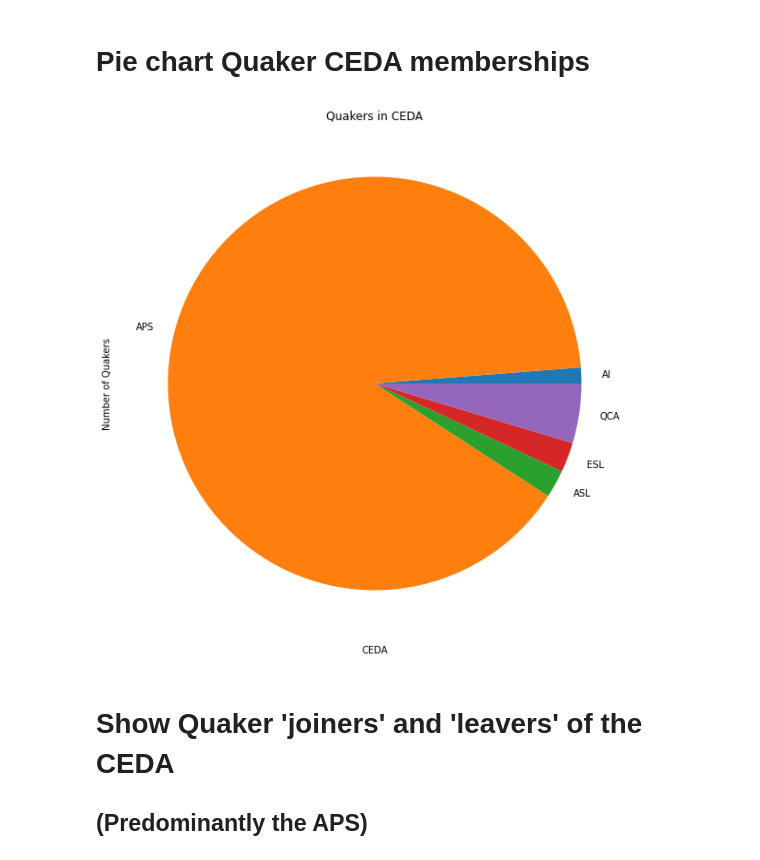
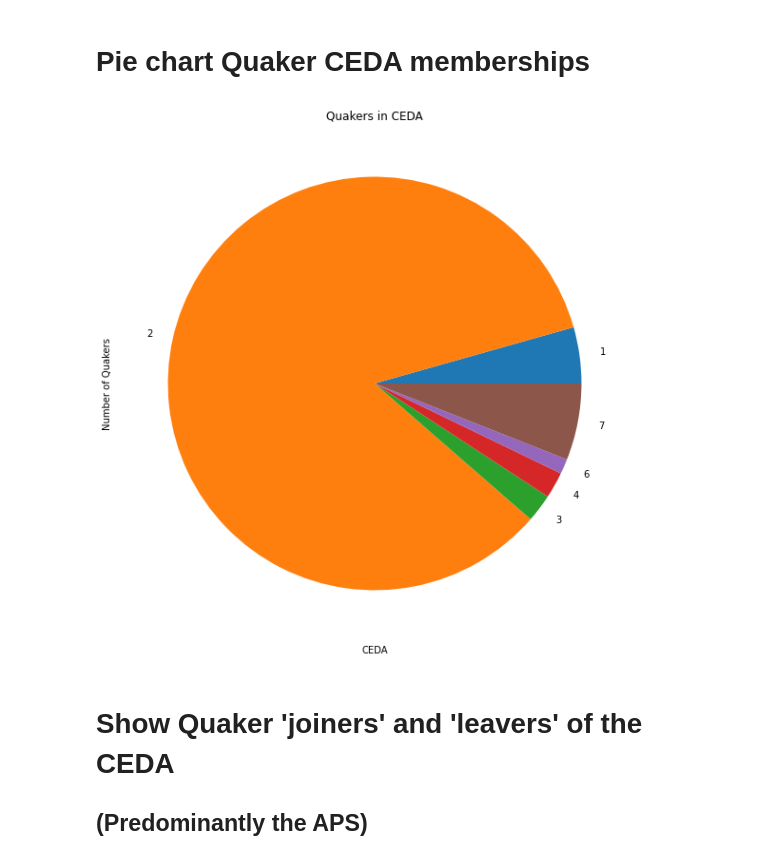
Before and after one commit to KelvinBeerJones/jnb_hddt_quaker_tables, a Jupyter notebook: quaker_tables.ipynb, the cells around one changed output. Drawn from its saved outputs; the diff is of its cells as text; code cells hidden in the pictures.

```diff
--- a/quaker_tables.ipynb
+++ b/quaker_tables.ipynb
@@ -10,20 +10,22 @@ import numpy as np
 import csv
 import seaborn as sns
 # %%
-quakers = pd.read_csv ('vw_1_quaker_all_202108191909.csv')
+quakers = pd.read_csv ('vw_1_quakers.csv')
 quakers['birth_year'] = quakers['death_year'].fillna(0).astype(np.int64)
 quakers['death_year'] = quakers['death_year'].fillna(0).astype(np.int64)
 
-quaker_relationships = pd.read_csv ('vw_5_person1_person2_202107121948.csv')
-quaker_distant = pd.read_csv ('vw_5_person_person_rel1_202108192002.csv')
-quaker_close = pd.read_csv ('vw_5_person_person_rel2_202108192006.csv')
-quaker_immediate = pd.read_csv ('vw_5_person_person_rel3_202108192007.csv')
+quaker_relationships = pd.read_csv ('vw_5_person1_person2.csv')
+quaker_distant = pd.read_csv ('vw_5_quaker_relationships_1.csv')
+quaker_close = pd.read_csv ('vw_5_quaker_relationships_2.csv')
+quaker_immediate = pd.read_csv ('vw_5_quaker_relationships_3.csv')
 
-quaker_ceda = pd.read_csv ('vw_4_quakers_ceda_202109021829.csv')
-quaker_aps = pd.read_csv ('vw_4_ceda_aps_quakers_202109021715.csv')
-quaker_esl = pd.read_csv('vw_4_ceda_esl_quakers_202109021722.csv')
-quaker_asl = pd.read_csv('vw_4_ceda_asl_quakers_202109021720.csv')
-quaker_ai = pd.read_csv('vw_4_ceda_ai_quakers_202109021727.csv')
+quaker_ceda = pd.read_csv('vw_4_ceda_membership_quakers.csv')
+quaker_aps = pd.read_csv ('vw_4_ceda_membership_quakers_aps.csv')
+quaker_esl = pd.read_csv('vw_4_ceda_membership_quakers_esl.csv')
+quaker_asl = pd.read_csv('vw_4_ceda_membership_quakers_asl.csv')
+quaker_ai = pd.read_csv('vw_4_ceda_membership_quakers_ai.csv')
+quaker_qca = pd.read_csv('vw_4_ceda_membership_quakers_qca.csv')
+quaker_hod = pd.read_csv('vw_4_ceda_membership_quakers_hod.csv')
 # %% [markdown]
 # Quakers are well connected by familial relationships #
 # %% [markdown]
@@ -155,13 +157,13 @@ quaker_ceda
 # %% [markdown]
 # Pie chart Quaker CEDA memberships #
 # %%
-quaker_ceda.groupby('Target')['Source'].nunique().plot(kind='pie')
+quaker_ceda.groupby('ceda_id')['Name'].nunique().plot(kind='pie')
 plt.title ("Quakers in CEDA")
 plt.xlabel ("CEDA")
 plt.ylabel ("Number of Quakers")
 plt.show()
 # %% [output]
-[figure, old version]
+[figure, new version]
 # %% [markdown]
 # Show Quaker 'joiners' and 'leavers' of the CEDA #
 
```
Also changed, not shown: parts of 27 cells of this notebook, 13 other files.
